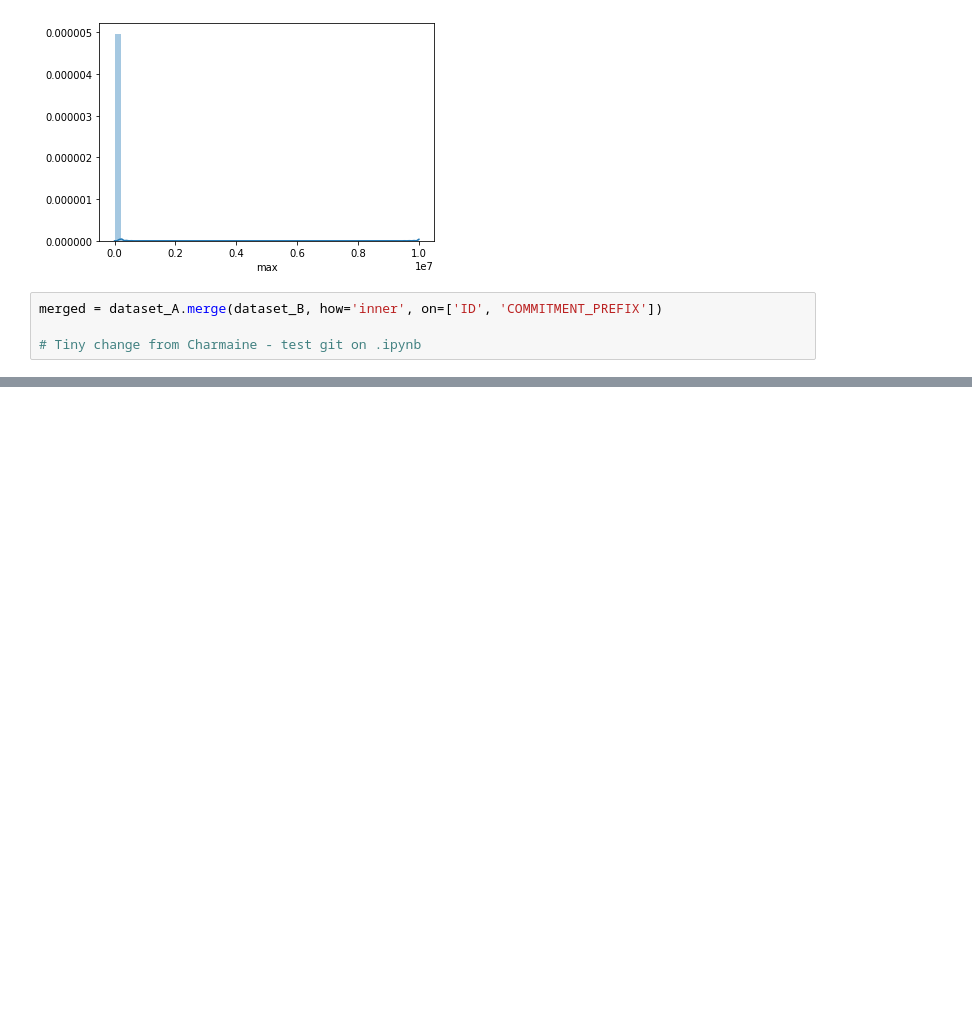
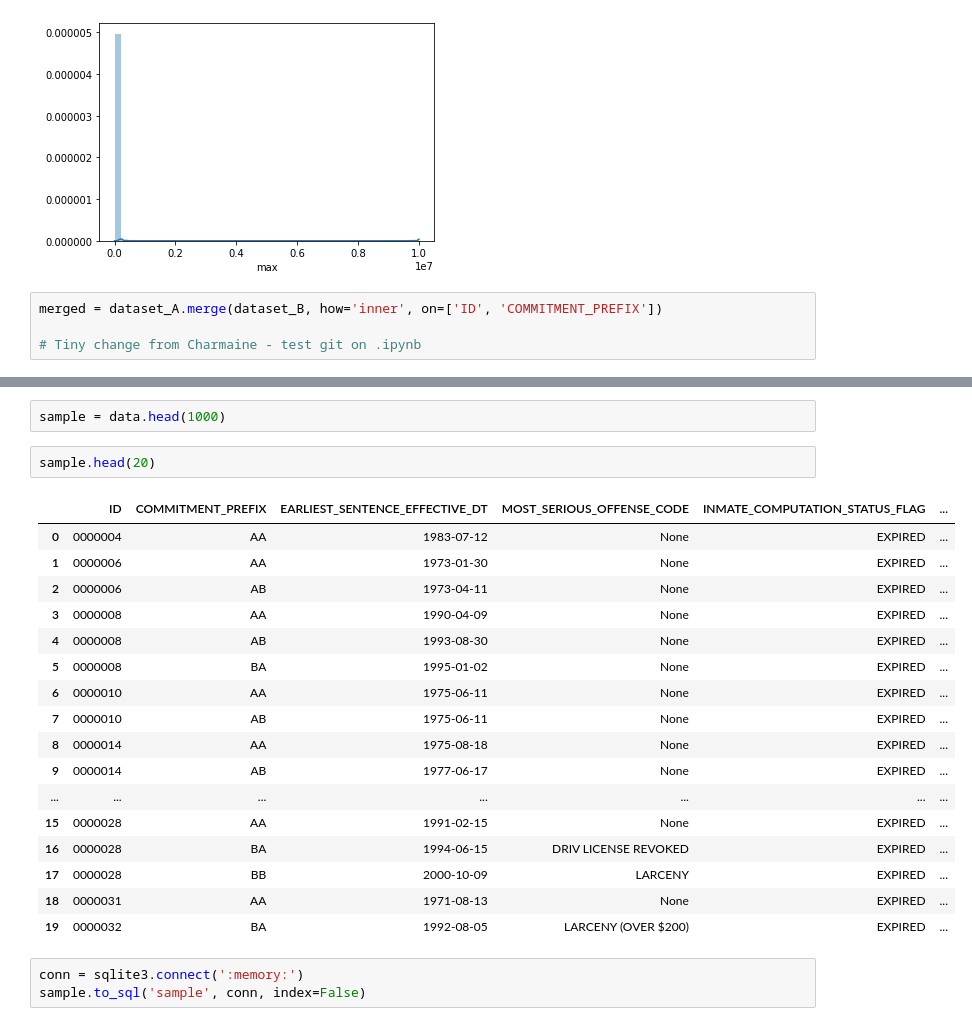
Before and after one commit to christi-liongson/covid_decarceration, a Jupyter notebook: files/build_dataset.ipynb, the cells around one changed output, grey strips where cells are left out. Drawn from its saved outputs; the diff is of its cells as text; blank space fills up the shorter version.

```diff
--- a/files/build_dataset.ipynb
+++ b/files/build_dataset.ipynb
@@ -355,0 +412,25 @@ merged = dataset_A.merge(dataset_B, how='inner', on=['ID', 'COMMITMENT_PREFIX'])
+# %%
+sample = data.head(1000)
+# %%
+sample.head(20)
+# %% [output]
+|  | ID | COMMITMENT_PREFIX | EARLIEST_SENTENCE_EFFECTIVE_DT | MOST_SERIOUS_OFFENSE_CODE | INMATE_COMPUTATION_STATUS_FLAG | ... |
+| 0 | 0000004 | AA | 1983-07-12 | None | EXPIRED | ... |
+| 1 | 0000006 | AA | 1973-01-30 | None | EXPIRED | ... |
+| 2 | 0000006 | AB | 1973-04-11 | None | EXPIRED | ... |
+| 3 | 0000008 | AA | 1990-04-09 | None | EXPIRED | ... |
+| 4 | 0000008 | AB | 1993-08-30 | None | EXPIRED | ... |
+| 5 | 0000008 | BA | 1995-01-02 | None | EXPIRED | ... |
+| 6 | 0000010 | AA | 1975-06-11 | None | EXPIRED | ... |
+| 7 | 0000010 | AB | 1975-06-11 | None | EXPIRED | ... |
+| 8 | 0000014 | AA | 1975-08-18 | None | EXPIRED | ... |
+| 9 | 0000014 | AB | 1977-06-17 | None | EXPIRED | ... |
+| ... | ... | ... | ... | ... | ... | ... |
+| 15 | 0000028 | AA | 1991-02-15 | None | EXPIRED | ... |
+| 16 | 0000028 | BA | 1994-06-15 | DRIV LICENSE REVOKED | EXPIRED | ... |
+| 17 | 0000028 | BB | 2000-10-09 | LARCENY | EXPIRED | ... |
+| 18 | 0000031 | AA | 1971-08-13 | None | EXPIRED | ... |
+| 19 | 0000032 | BA | 1992-08-05 | LARCENY (OVER $200) | EXPIRED | ... |
+# %%
+conn = sqlite3.connect(':memory:')
+sample.to_sql('sample', conn, index=False)
```
Also changed, not shown: parts of 14 cells of this notebook.
